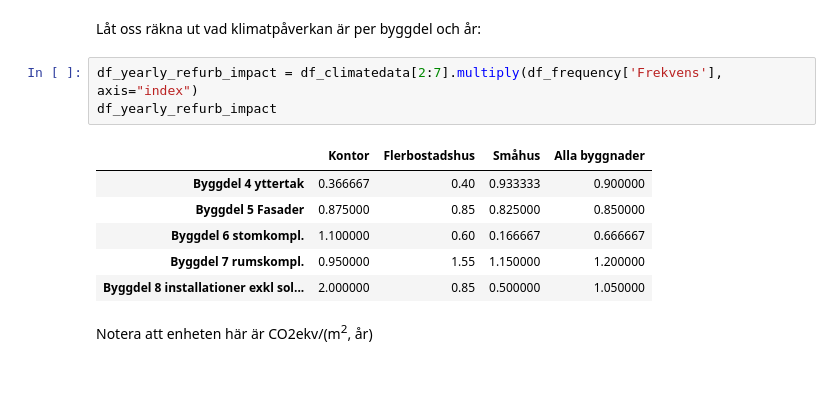
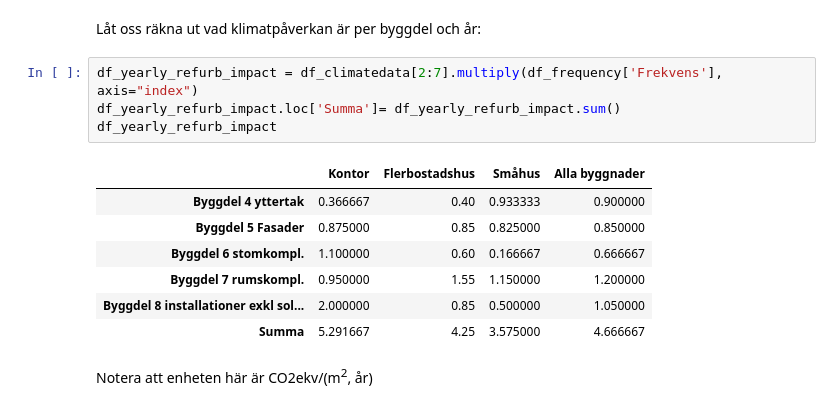
Before and after one commit to handmadethings/climate-impact-real-estate-se, a Jupyter notebook: climate-impact-re-se.ipynb, the cells around one changed output. Drawn from its saved outputs; the diff is of its cells as text; blank space fills up the shorter version.

Commit message:
Added sum row to yearly refurb impact

```diff
--- a/climate-impact-re-se.ipynb
+++ b/climate-impact-re-se.ipynb
@@ -203,14 +203,16 @@ df_frequency
 Låt oss räkna ut vad klimatpåverkan är per byggdel och år:
 # %%
 df_yearly_refurb_impact = df_climatedata[2:7].multiply(df_frequency['Frekvens'], axis="index")
+df_yearly_refurb_impact.loc['Summa']= df_yearly_refurb_impact.sum()
 df_yearly_refurb_impact
 # %% [output]
 |  | Kontor | Flerbostadshus | Småhus | Alla byggnader |
 | Byggdel 4 yttertak | 0.366667 | 0.40 | 0.933333 | 0.900000 |
 | Byggdel 5 Fasader | 0.875000 | 0.85 | 0.825000 | 0.850000 |
 | Byggdel 6 stomkompl. | 1.100000 | 0.60 | 0.166667 | 0.666667 |
 | Byggdel 7 rumskompl. | 0.950000 | 1.55 | 1.150000 | 1.200000 |
 | Byggdel 8 installationer exkl sol... | 2.000000 | 0.85 | 0.500000 | 1.050000 |
+| Summa | 5.291667 | 4.25 | 3.575000 | 4.666667 |
 # %% [markdown]
 Notera att enheten här är CO2ekv/(m<sup>2</sup>, år)
 # %% [markdown]
```
